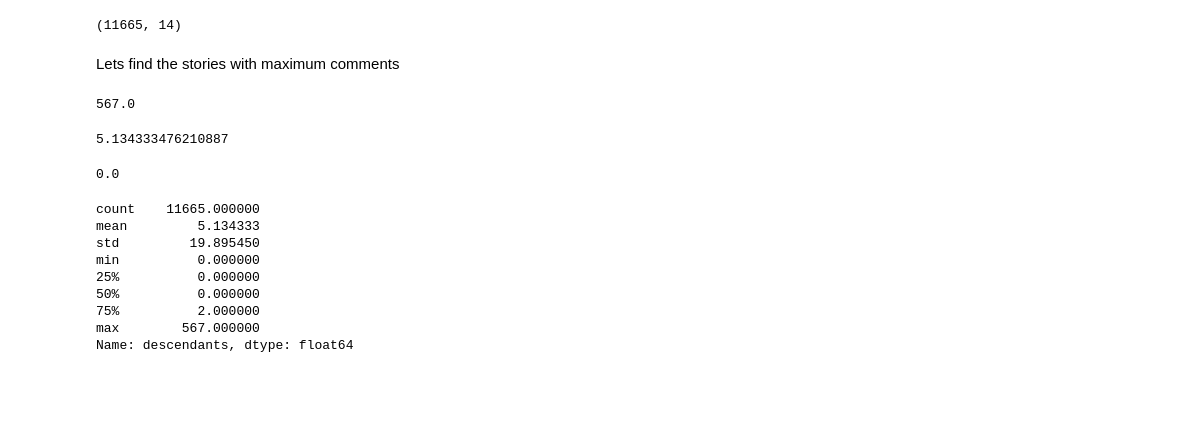
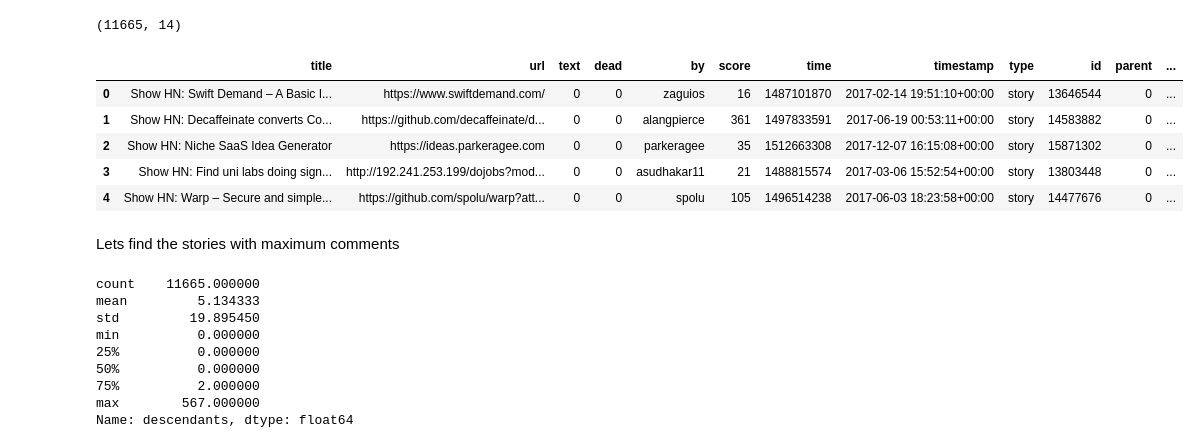
Before and after one commit to marinathomas/SentimentAnalysisHN, a Jupyter notebook: files/HN_v2.ipynb, the cells around one changed output. Drawn from its saved outputs; the diff is of its cells as text; code cells hidden in the pictures; blank space fills up the shorter version.

```diff
--- a/files/HN_v2.ipynb
+++ b/files/HN_v2.ipynb
@@ -327,21 +327,16 @@ stories_2017.shape
 # %% [output]
 (11665, 14)
 # %%
-stories_2017.head
+stories_2017.head()
+# %% [output]
+|  | title | url | text | dead | by | score | time | timestamp | type | id | parent | ... |
+| 0 | Show HN: Swift Demand – A Basic I... | https://www.swiftdemand.com/ | 0 | 0 | zaguios | 16 | 1487101870 | 2017-02-14 19:51:10+00:00 | story | 13646544 | 0 | ... |
+| 1 | Show HN: Decaffeinate converts Co... | https://github.com/decaffeinate/d... | 0 | 0 | alangpierce | 361 | 1497833591 | 2017-06-19 00:53:11+00:00 | story | 14583882 | 0 | ... |
+| 2 | Show HN: Niche SaaS Idea Generator | https://ideas.parkeragee.com | 0 | 0 | parkeragee | 35 | 1512663308 | 2017-12-07 16:15:08+00:00 | story | 15871302 | 0 | ... |
+| 3 | Show HN: Find uni labs doing sign... | http://192.241.253.199/dojobs?mod... | 0 | 0 | asudhakar11 | 21 | 1488815574 | 2017-03-06 15:52:54+00:00 | story | 13803448 | 0 | ... |
+| 4 | Show HN: Warp – Secure and simple... | https://github.com/spolu/warp?att... | 0 | 0 | spolu | 105 | 1496514238 | 2017-06-03 18:23:58+00:00 | story | 14477676 | 0 | ... |
 # %% [markdown]
 Lets find the stories with maximum comments
-# %%
-stories_2017.descendants.max()
-# %% [output]
-567.0
-# %%
-stories_2017.descendants.mean()
-# %% [output]
-5.134333476210887
-# %%
-stories_2017.descendants.min()
-# %% [output]
-0.0
 # %%
 stories_2017.descendants.describe()
 # %% [output]
```
Also changed, not shown: parts of 5 cells of this notebook.
